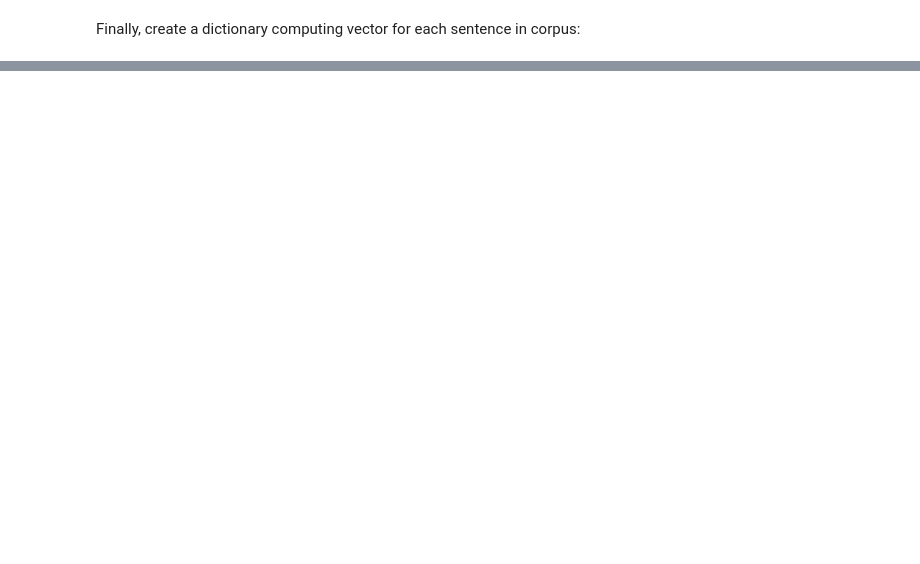
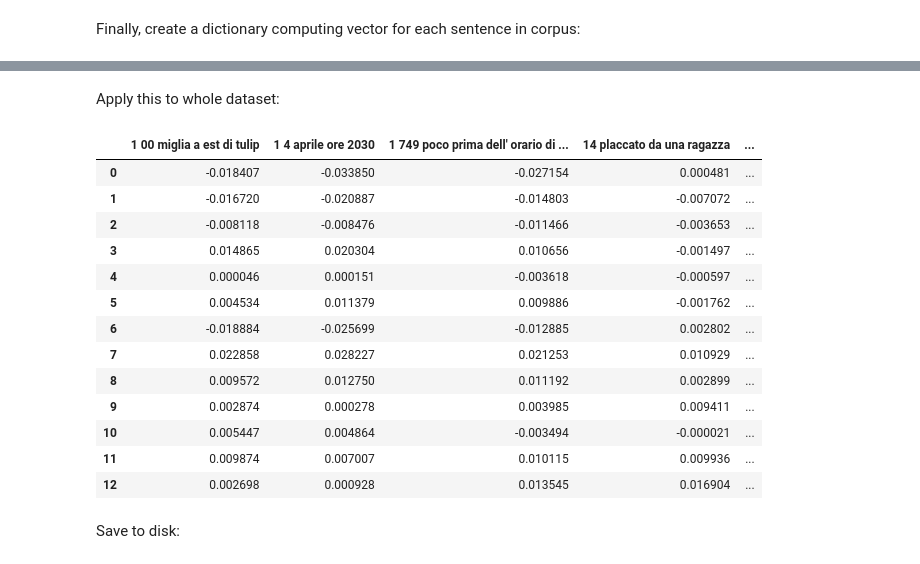
Before and after one commit to mic-he/sEmbeddings, a Jupyter notebook: computing_sentence_embeddings.ipynb, the cells around one changed output, grey strips where cells are left out. Cells and saved outputs as stored; diff of their text form; code cells hidden in the pictures; blank space fills up the shorter version.

```diff
--- a/computing_sentence_embeddings.ipynb
+++ b/computing_sentence_embeddings.ipynb
@@ -238,0 +271,2 @@ To do: steps 4-7 of the algorithm above.
+# %%
+sent_vec_matrix = sent_vec_df.to_numpy()
@@ -238,0 +301,2 @@ To do: steps 4-7 of the algorithm above.
+# %%
+U, S, vt = randomized_svd(sent_vec_matrix, n_components=1)
@@ -238,0 +321,3 @@ To do: steps 4-7 of the algorithm above.
+# %%
+UUT = np.outer(U,U.T)
+UUT.shape
@@ -238,0 +371,24 @@ To do: steps 4-7 of the algorithm above.
+# %% [markdown]
+Apply this to whole dataset:
+# %%
+for i in range(sent_vec_df.shape[1]):
+    sent_vec_df.iloc[:,i] = sent_vec_df.iloc[:,i] - np.dot(UUT, sent_vec_df.iloc[:,i])
+# %%
+sent_vec_df.iloc[:,0:9]
+# %% [output]
+|  | 1 00 miglia a est di tulip | 1 4 aprile ore 2030 | 1 749 poco prima dell' orario di ... | 14 placcato da una ragazza | ... |
+| 0 | -0.018407 | -0.033850 | -0.027154 | 0.000481 | ... |
+| 1 | -0.016720 | -0.020887 | -0.014803 | -0.007072 | ... |
+| 2 | -0.008118 | -0.008476 | -0.011466 | -0.003653 | ... |
+| 3 | 0.014865 | 0.020304 | 0.010656 | -0.001497 | ... |
+| 4 | 0.000046 | 0.000151 | -0.003618 | -0.000597 | ... |
+| 5 | 0.004534 | 0.011379 | 0.009886 | -0.001762 | ... |
+| 6 | -0.018884 | -0.025699 | -0.012885 | 0.002802 | ... |
+| 7 | 0.022858 | 0.028227 | 0.021253 | 0.010929 | ... |
+| 8 | 0.009572 | 0.012750 | 0.011192 | 0.002899 | ... |
+| 9 | 0.002874 | 0.000278 | 0.003985 | 0.009411 | ... |
+| 10 | 0.005447 | 0.004864 | -0.003494 | -0.000021 | ... |
+| 11 | 0.009874 | 0.007007 | 0.010115 | 0.009936 | ... |
+| 12 | 0.002698 | 0.000928 | 0.013545 | 0.016904 | ... |
+# %% [markdown]
+Save to disk:
```
Also changed, not shown: parts of 29 cells of this notebook.
